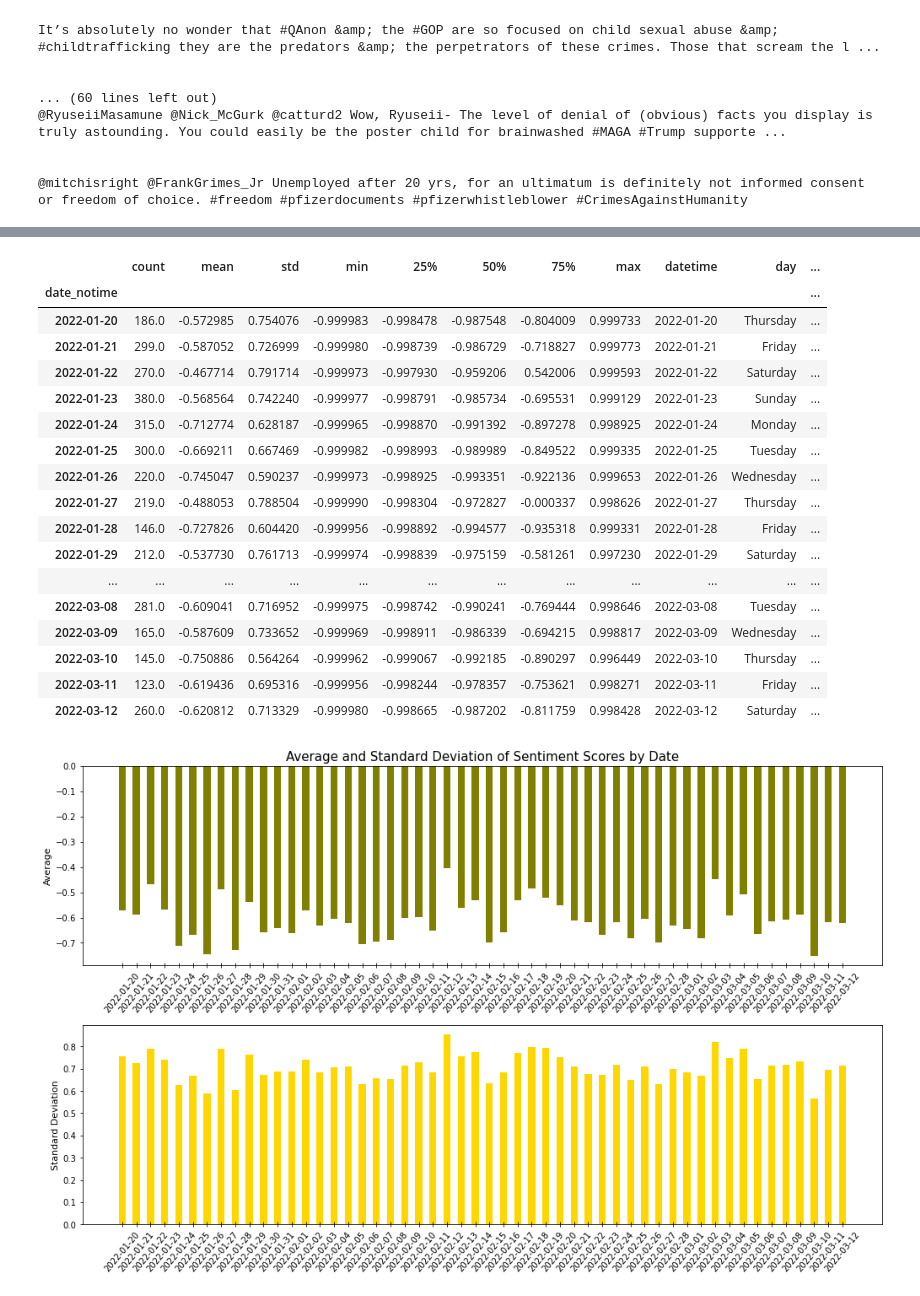
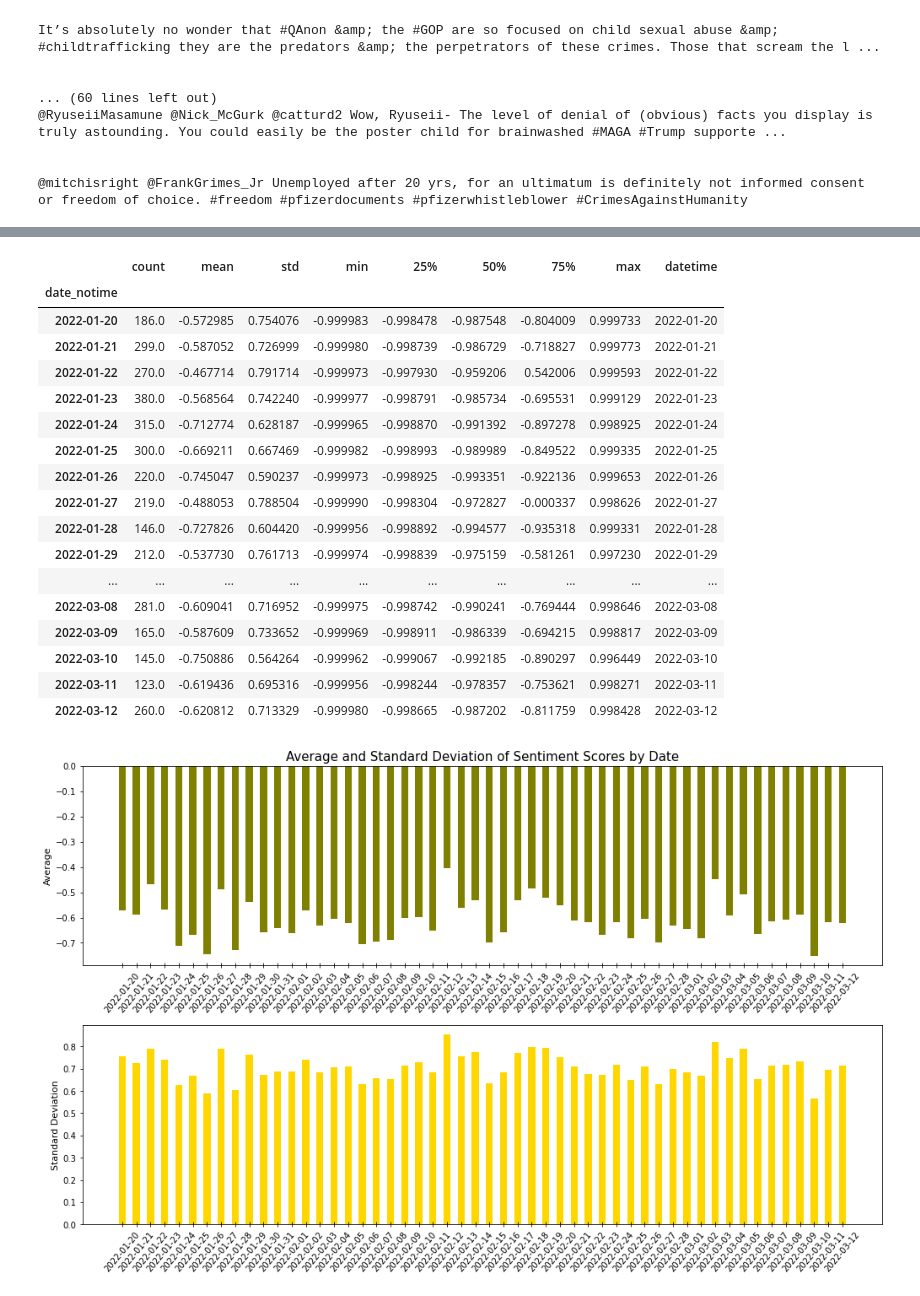
Before and after one commit to xdyhay/cmpt733_project, a Jupyter notebook: sentiment-2.ipynb, the cells around one changed output, grey strips where cells are left out. Drawn from its saved outputs; the diff is of its cells as text; code cells hidden in the pictures.

```diff
--- a/sentiment-2.ipynb
+++ b/sentiment-2.ipynb
@@ -226,30 +230,27 @@ df
 # %%
 df2 = df.groupby('date_notime')['flair_score'].describe()
 
 df2['datetime'] = df2.index
-df2['day'] = df2['datetime'].apply(lambda x: pd.to_datetime(x).strftime("%A"))
-df2['month'] = df2['datetime'].str.slice(5, 7)
-
 df2
 # %% [output]
-|  | count | mean | std | min | 25% | 50% | 75% | max | datetime | day | ... |
-| date_notime |  |  |  |  |  |  |  |  |  |  | ... |
-| 2022-01-20 | 186.0 | -0.572985 | 0.754076 | -0.999983 | -0.998478 | -0.987548 | -0.804009 | 0.999733 | 2022-01-20 | Thursday | ... |
-| 2022-01-21 | 299.0 | -0.587052 | 0.726999 | -0.999980 | -0.998739 | -0.986729 | -0.718827 | 0.999773 | 2022-01-21 | Friday | ... |
-| 2022-01-22 | 270.0 | -0.467714 | 0.791714 | -0.999973 | -0.997930 | -0.959206 | 0.542006 | 0.999593 | 2022-01-22 | Saturday | ... |
-| 2022-01-23 | 380.0 | -0.568564 | 0.742240 | -0.999977 | -0.998791 | -0.985734 | -0.695531 | 0.999129 | 2022-01-23 | Sunday | ... |
-| 2022-01-24 | 315.0 | -0.712774 | 0.628187 | -0.999965 | -0.998870 | -0.991392 | -0.897278 | 0.998925 | 2022-01-24 | Monday | ... |
-| 2022-01-25 | 300.0 | -0.669211 | 0.667469 | -0.999982 | -0.998993 | -0.989989 | -0.849522 | 0.999335 | 2022-01-25 | Tuesday | ... |
-| 2022-01-26 | 220.0 | -0.745047 | 0.590237 | -0.999973 | -0.998925 | -0.993351 | -0.922136 | 0.999653 | 2022-01-26 | Wednesday | ... |
-| 2022-01-27 | 219.0 | -0.488053 | 0.788504 | -0.999990 | -0.998304 | -0.972827 | -0.000337 | 0.998626 | 2022-01-27 | Thursday | ... |
-| 2022-01-28 | 146.0 | -0.727826 | 0.604420 | -0.999956 | -0.998892 | -0.994577 | -0.935318 | 0.999331 | 2022-01-28 | Friday | ... |
-| 2022-01-29 | 212.0 | -0.537730 | 0.761713 | -0.999974 | -0.998839 | -0.975159 | -0.581261 | 0.997230 | 2022-01-29 | Saturday | ... |
-| ... | ... | ... | ... | ... | ... | ... | ... | ... | ... | ... | ... |
-| 2022-03-08 | 281.0 | -0.609041 | 0.716952 | -0.999975 | -0.998742 | -0.990241 | -0.769444 | 0.998646 | 2022-03-08 | Tuesday | ... |
-| 2022-03-09 | 165.0 | -0.587609 | 0.733652 | -0.999969 | -0.998911 | -0.986339 | -0.694215 | 0.998817 | 2022-03-09 | Wednesday | ... |
-| 2022-03-10 | 145.0 | -0.750886 | 0.564264 | -0.999962 | -0.999067 | -0.992185 | -0.890297 | 0.996449 | 2022-03-10 | Thursday | ... |
-| 2022-03-11 | 123.0 | -0.619436 | 0.695316 | -0.999956 | -0.998244 | -0.978357 | -0.753621 | 0.998271 | 2022-03-11 | Friday | ... |
-| 2022-03-12 | 260.0 | -0.620812 | 0.713329 | -0.999980 | -0.998665 | -0.987202 | -0.811759 | 0.998428 | 2022-03-12 | Saturday | ... |
+|  | count | mean | std | min | 25% | 50% | 75% | max | datetime |
+| date_notime |  |  |  |  |  |  |  |  |  |
+| 2022-01-20 | 186.0 | -0.572985 | 0.754076 | -0.999983 | -0.998478 | -0.987548 | -0.804009 | 0.999733 | 2022-01-20 |
+| 2022-01-21 | 299.0 | -0.587052 | 0.726999 | -0.999980 | -0.998739 | -0.986729 | -0.718827 | 0.999773 | 2022-01-21 |
+| 2022-01-22 | 270.0 | -0.467714 | 0.791714 | -0.999973 | -0.997930 | -0.959206 | 0.542006 | 0.999593 | 2022-01-22 |
+| 2022-01-23 | 380.0 | -0.568564 | 0.742240 | -0.999977 | -0.998791 | -0.985734 | -0.695531 | 0.999129 | 2022-01-23 |
+| 2022-01-24 | 315.0 | -0.712774 | 0.628187 | -0.999965 | -0.998870 | -0.991392 | -0.897278 | 0.998925 | 2022-01-24 |
+| 2022-01-25 | 300.0 | -0.669211 | 0.667469 | -0.999982 | -0.998993 | -0.989989 | -0.849522 | 0.999335 | 2022-01-25 |
+| 2022-01-26 | 220.0 | -0.745047 | 0.590237 | -0.999973 | -0.998925 | -0.993351 | -0.922136 | 0.999653 | 2022-01-26 |
+| 2022-01-27 | 219.0 | -0.488053 | 0.788504 | -0.999990 | -0.998304 | -0.972827 | -0.000337 | 0.998626 | 2022-01-27 |
+| 2022-01-28 | 146.0 | -0.727826 | 0.604420 | -0.999956 | -0.998892 | -0.994577 | -0.935318 | 0.999331 | 2022-01-28 |
+| 2022-01-29 | 212.0 | -0.537730 | 0.761713 | -0.999974 | -0.998839 | -0.975159 | -0.581261 | 0.997230 | 2022-01-29 |
+| ... | ... | ... | ... | ... | ... | ... | ... | ... | ... |
+| 2022-03-08 | 281.0 | -0.609041 | 0.716952 | -0.999975 | -0.998742 | -0.990241 | -0.769444 | 0.998646 | 2022-03-08 |
+| 2022-03-09 | 165.0 | -0.587609 | 0.733652 | -0.999969 | -0.998911 | -0.986339 | -0.694215 | 0.998817 | 2022-03-09 |
+| 2022-03-10 | 145.0 | -0.750886 | 0.564264 | -0.999962 | -0.999067 | -0.992185 | -0.890297 | 0.996449 | 2022-03-10 |
+| 2022-03-11 | 123.0 | -0.619436 | 0.695316 | -0.999956 | -0.998244 | -0.978357 | -0.753621 | 0.998271 | 2022-03-11 |
+| 2022-03-12 | 260.0 | -0.620812 | 0.713329 | -0.999980 | -0.998665 | -0.987202 | -0.811759 | 0.998428 | 2022-03-12 |
 # %%
 fig3 = plt.figure(figsize=(17,10))
 plt.subplots_adjust(left=None, bottom=None, right=None, top=None,
```
Also changed, not shown: parts of 10 cells of this notebook, 1 other file.
